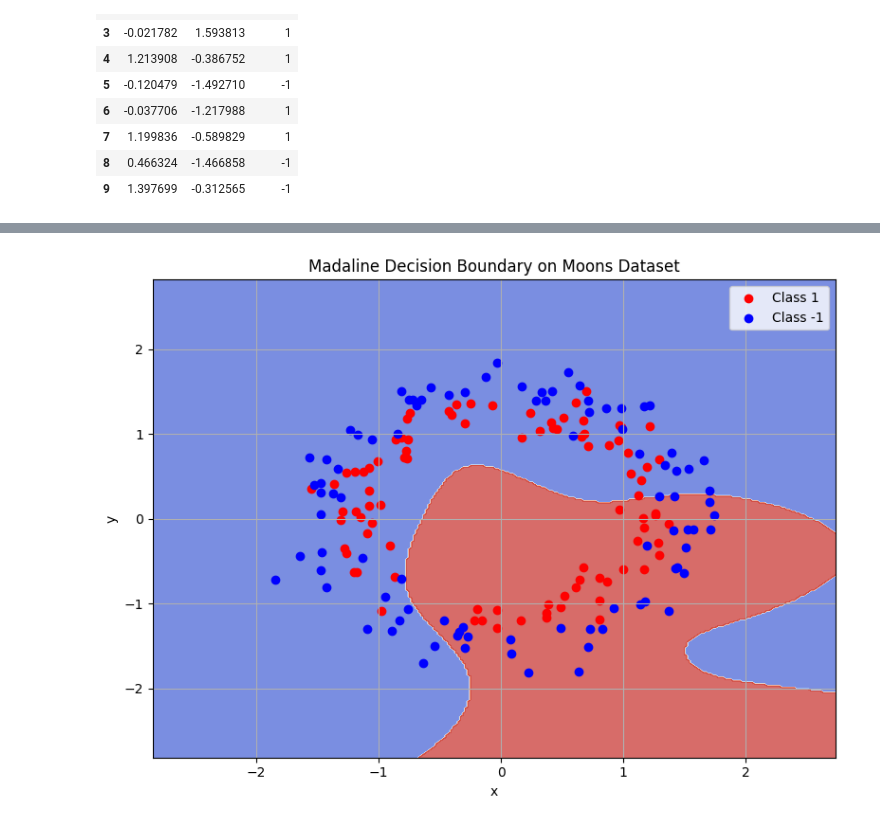
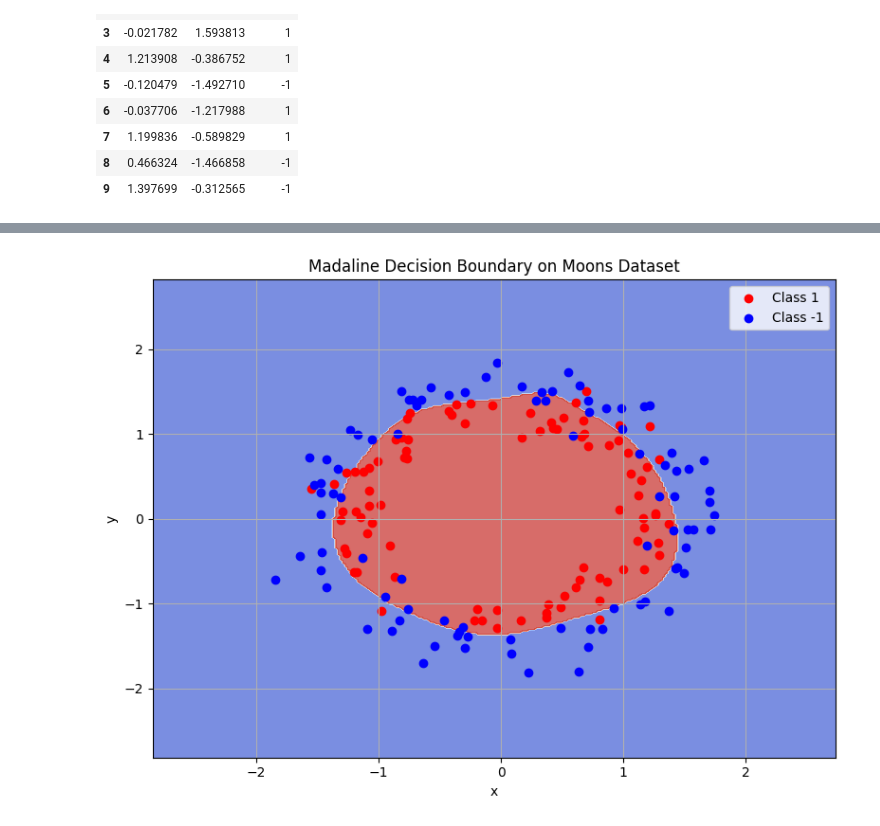
Before and after one commit to KzrLancelotV2/Deep-Learning-and-Neural-Networks, a Jupyter notebook: 2 (1).ipynb, the cells around one changed output, grey strips where cells are left out. Cells and saved outputs as stored; diff of their text form; code cells hidden in the pictures.

```diff
--- a/2 (1).ipynb
+++ b/2 (1).ipynb
@@ -597,10 +594,10 @@ Madaline_4: m=5, L2=0, epochs=50
 ### Accuracy, Recall, Precision, F1
 # %%
 from sklearn import metrics
-best_idx = np.argmax([acc_history[-1] for acc_history in acc_histories_moons])
-best_model = Madaline_models_moons[best_idx]
-print(f"Best Model: Madaline_{best_idx + 1}")
-best_preds_moons, best_scores_moons = Madaline_models_moons[best_idx].predict(Xmoons_test_scaled)
+best_idx_moons = np.argmax([acc_history[-1] for acc_history in acc_histories_moons])
+best_model_moons = Madaline_models_moons[best_idx_moons]
+print(f"Best Model: Madaline_{best_idx_moons + 1}")
+best_preds_moons, best_scores_moons = Madaline_models_moons[best_idx_moons].predict(Xmoons_test_scaled)
 
 
 accuracy = metrics.accuracy_score(ymoons_test, best_preds_moons)
@@ -686,7 +683,7 @@ plt.show()
 # %% [markdown]
 ### Training accuracy and Error
 # %%
-epochs = range(50)
+epochs = range(100)
 plt.figure(figsize=(8, 6))
 for i, mse_history in enumerate(mse_histories_moons):
     plt.plot(epochs, mse_history, label=f'Model {i+1}', linewidth=1.5)
@@ -702,7 +699,7 @@ plt.tight_layout()
 plt.show()
 
 
-epochs = range(50)
+epochs = range(100)
 plt.figure(figsize=(8, 6))
 for i, acc_history in enumerate(acc_histories_moons):
     plt.plot(epochs, acc_history, label=f'Model {i+1}', linewidth=1.5)
@@ -753,10 +750,10 @@ df_train_circles.head(10)
 | 9 | 1.397699 | -0.312565 | -1 |
 # %%
 configs = [
-    {"lr": 0.001, "epoch": 50, "n_hidden_neurons": 10, "l2_lambda": 0.001},
-    {"lr": 0.001, "epoch": 50, "n_hidden_neurons": 10, "l2_lambda": 0},
-    {"lr": 0.001, "epoch": 50, "n_hidden_neurons": 15, "l2_lambda": 0.001},
-    {"lr": 0.001, "epoch": 50, "n_hidden_neurons": 15, "l2_lambda": 0},
+    {"lr": 0.001, "epoch": 100, "n_hidden_neurons": 3, "l2_lambda": 0.001},
+    {"lr": 0.001, "epoch": 100, "n_hidden_neurons": 3, "l2_lambda": 0},
+    {"lr": 0.001, "epoch": 100, "n_hidden_neurons": 5, "l2_lambda": 0.001},
+    {"lr": 0.001, "epoch": 100, "n_hidden_neurons": 5, "l2_lambda": 0},
 ]
 
 Madaline_models_circles = [
@@ -815,9 +812,9 @@ Madaline_4: m=15, L2=0, epochs=50
 # %%
 from sklearn import metrics
-best_idx = np.argmax([acc_history[-1] for acc_history in acc_histories_circles])
-best_model = Madaline_models_circles[best_idx]
-print(f"Best Model: Madaline_{best_idx + 1}")
-best_preds_circles, best_scores_circles = Madaline_models_circles[best_idx].predict(Xcircles_test_scaled)
+best_idx_circles = np.argmax([acc_history[-1] for acc_history in acc_histories_circles])
+best_model_circles = Madaline_models_circles[best_idx_circles]
+print(f"Best Model: Madaline_{best_idx_circles + 1}")
+best_preds_circles, best_scores_circles = Madaline_models_circles[best_idx_circles].predict(Xcircles_test_scaled)
 
 
 accuracy = metrics.accuracy_score(ycircles_test, best_preds_circles)
@@ -865,33 +862,33 @@ ROC AUC:  0.8758024691358025
 import numpy as np
 import matplotlib.pyplot as plt
 
 def plot_decision_boundary(X, y, model, title="Decision Boundary"):
     h = 0.02
     x_min, x_max = X[:, 0].min() - 1, X[:, 0].max() + 1
     y_min, y_max = X[:, 1].min() - 1, X[:, 1].max() + 1
     xx, yy = np.meshgrid(np.arange(x_min, x_max, h),
                          np.arange(y_min, y_max, h))
 
     grid_points = np.c_[xx.ravel(), yy.ravel()]
     preds, _ = model.predict(grid_points)
     preds = np.array(preds)
     preds = preds.reshape(xx.shape)
     plt.contourf(xx, yy, preds, alpha=0.75, cmap=plt.cm.coolwarm)
     plt.scatter(X[y == 1][:, 0], X[y == 1][:, 1], color='red', label="Class 1")
     plt.scatter(X[y == -1][:, 0], X[y == -1][:, 1], color='blue', label="Class -1")
 
     plt.title(title)
     plt.xlabel("x")
     plt.ylabel("y")
     plt.legend()
     plt.grid(True)
     plt.tight_layout()
 
 best_model = Madaline_models_moons[best_idx]
 
 plt.figure(figsize=(8, 6))
-plot_decision_boundary(Xcircles_test_scaled, ycircles_test, best_model, title="Madaline Decision Boundary on Moons Dataset")
+plot_decision_boundary(Xcircles_test_scaled, ycircles_test, Madaline_models_circles[best_idx_circles], title="Madaline Decision Boundary on Moons Dataset")
 plt.show()
 # %% [output]
-[figure, old version]
+[figure, new version]
 # %%
```
Also changed, not shown: parts of 15 cells of this notebook, 1 other file.
